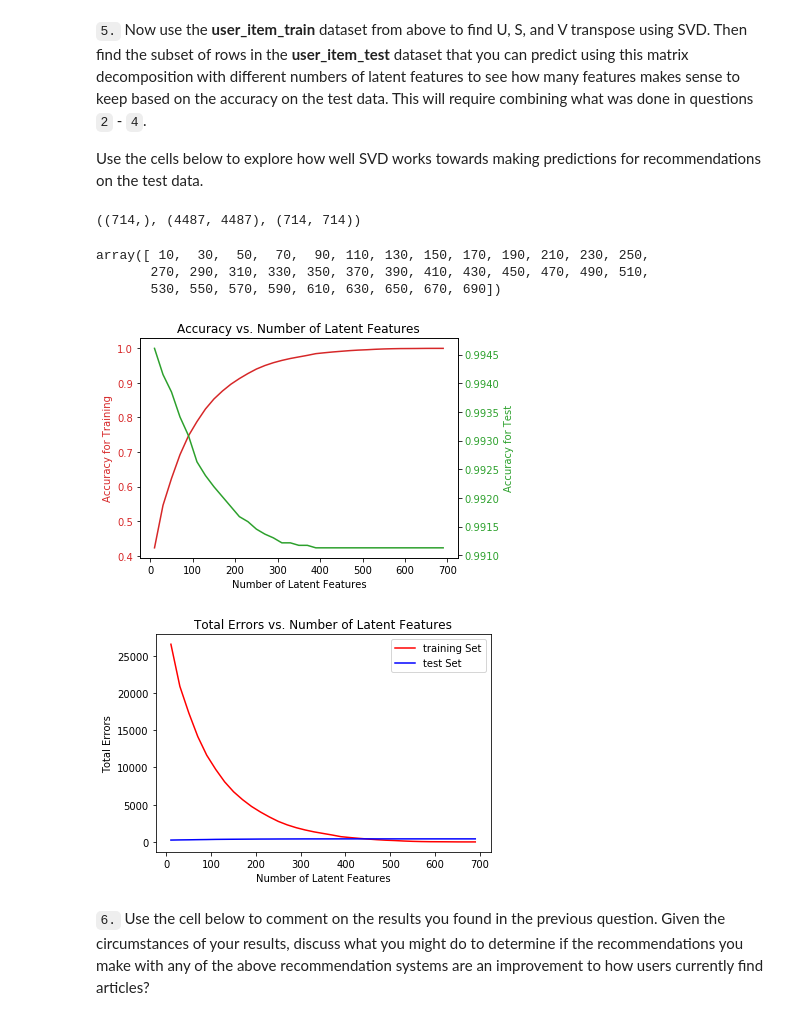
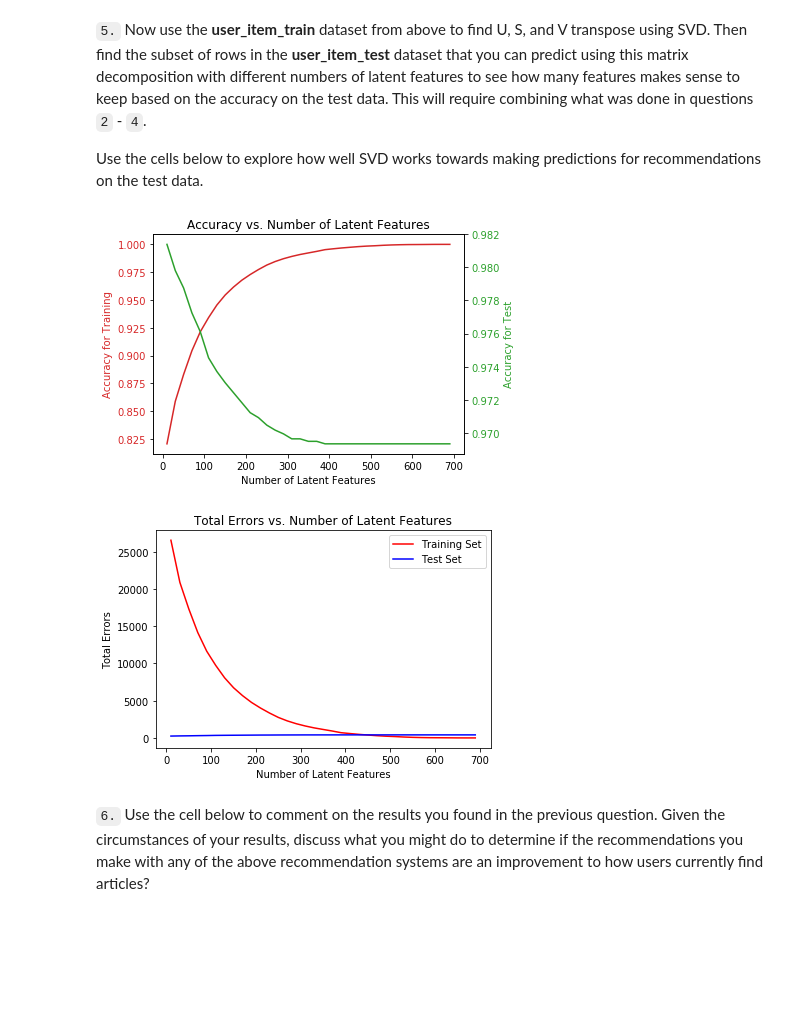
Before and after one commit to Eliah7/udacity_project_3, a Jupyter notebook: Recommendations_with_IBM.ipynb, the cells around one changed output. Cells and saved outputs as stored; diff of their text form; code cells hidden in the pictures; blank space fills up the shorter version.

```diff
--- a/Recommendations_with_IBM.ipynb
+++ b/Recommendations_with_IBM.ipynb
@@ -407,6 +332,8 @@ Your top_20 looks like the solution list! Nice job.
 
 Use the tests to make sure the basic structure of your matrix matches what is expected by the solution.
 # %%
+# create the user-article matrix with 1's and 0's
+
 def create_user_item_matrix(df):
     '''
     INPUT:
@@ -419,7 +346,7 @@ def create_user_item_matrix(df):
     Return a matrix with user ids as rows and article ids on the columns with 1 values where a user interacted with
     an article and a 0 otherwise
     '''
-        # Create an empty DataFrame with user IDs as rows and article IDs as columns
+    # Fill in the function here
     user_item = df.groupby(['user_id', 'article_id']).size().unstack()
 
     # Fill NaN values with 0
@@ -428,8 +355,6 @@ def create_user_item_matrix(df):
     # Convert values to binary (1 for interactions, 0 otherwise)
     user_item = user_item.applymap(lambda x: 1 if x > 0 else 0)
 
-    return user_item
-
     return user_item # return the user_item matrix
 
 user_item = create_user_item_matrix(df)
@@ -923,7 +838,4 @@ u_train, s_train, vt_train = np.linalg.svd(user_item_train) # fit svd similar to
 # %%
 # Use these cells to see how well you can use the training
 # decomposition to predict on test data
-s_train.shape, u_train.shape, vt_train.shape
-# %% [output]
-((714,), (4487, 4487), (714, 714))
 # %%
@@ -988,63 +880,48 @@ for k in num_latent_feats:
-# %%
-num_latent_feats
-# %% [output]
-array([ 10,  30,  50,  70,  90, 110, 130, 150, 170, 190, 210, 230, 250,
-       270, 290, 310, 330, 350, 370, 390, 410, 430, 450, 470, 490, 510,
-       530, 550, 570, 590, 610, 630, 650, 670, 690])
 # %%
 import matplotlib.pyplot as plt
 
-def plot_accuracy_vs_latent_features(num_latent_feats, sum_errs_train, sum_errs_test):
+def visualize_accuracy_and_errors(latent_features_count, train_errors, test_errors):
     """
-    Plots the training and test accuracies against the number of latent features.
+    Visualize the accuracy and errors against the number of latent features.
 
-    Args:
-        num_latent_feats (array-like): Array of numbers representing the latent features.
-        sum_errs_train (array-like): Array of total errors for the training set with different numbers of latent features.
-        sum_errs_test (array-like): Array of total errors for the test set with different numbers of latent features.
+    Parameters:
+        latent_features (array-like): Array of numbers representing the latent features.
+        train_errors (array-like): Array of total errors for the training set with different numbers of latent features.
+        test_errors (array-like): Array of total errors for the test set with different numbers of latent features.
 
     Returns:
         None
     """
-
-    # Plotting the training and test accuracies
-    fig, ax1 = plt.subplots()
-
-    # Plotting accuracy for training set
+    # Plotting the accuracy and errors
+    fig_accuracy, ax_accuracy1 = plt.subplots()
     color = 'tab:red'
-    ax1.set_xlabel('Number of Latent Features')
-    ax1.set_ylabel('Accuracy for Training', color=color)
-    ax1.plot(num_latent_feats, 1 - np.array(sum_errs_train) / df.shape[0], color=color)
-    ax1.tick_params(axis='y', labelcolor=color)
-    ax1.set_title('Accuracy vs. Number of Latent Features')
-
-    # Creating a second y-axis for accuracy of the test set
-    ax2 = ax1.twinx()  # instantiate a second axes that shares the same x-axis
+    ax_accuracy1.set_xlabel('Number of Latent Features')
+    ax_accuracy1.set_ylabel('Accuracy for Training', color=color)
+    ax_accuracy1.plot(latent_features_count, 1 - np.array(train_errors) / sum(train_errors), color=color)
+    ax_accuracy1.tick_params(axis='y', labelcolor=color)
+    ax_accuracy1.set_title('Accuracy vs. Number of Latent Features')
+    ax_accuracy2 = ax_accuracy1.twinx()
     color = 'tab:green'
-    ax2.set_ylabel('Accuracy for Test', color=color)  # we already handled the x-label with ax1
-    ax2.plot(num_latent_feats, 1 - np.array(sum_errs_test) / df.shape[0], color=color)
-    ax2.tick_params(axis='y', labelcolor=color)
-
-    # Adjust layout
-    fig.tight_layout()
-
-    # Display the plot
+    ax_accuracy2.set_ylabel('Accuracy for Test', color=color)
+    ax_accuracy2.plot(latent_features_count, 1 - np.array(test_errors) / sum(test_errors), color=color)
+    ax_accuracy2.tick_params(axis='y', labelcolor=color)
+    fig_accuracy.tight_layout()
     plt.show()
 
-    # Additional visual: Plotting total errors for training and test sets
-    fig2, ax = plt.subplots()
-    ax.plot(num_latent_feats, sum_errs_train, label='training Set', color='red')
-    ax.plot(num_latent_feats, sum_errs_test, label='test Set', color='blue')
-    ax.set_xlabel('Number of Latent Features')
-    ax.set_ylabel('Total Errors')
-    ax.set_title('Total Errors vs. Number of Latent Features')
-    ax.legend()
+    # Plot total errors for both training and testing sets against the number of latent features
+    fig_errors, ax_errors = plt.subplots()
+    ax_errors.plot(latent_features_count, train_errors, label='Training Set', color='red')
+    ax_errors.plot(latent_features_count, test_errors, label='Test Set', color='blue')
+    ax_errors.set_xlabel('Number of Latent Features')
+    ax_errors.set_ylabel('Total Errors')
+    ax_errors.set_title('Total Errors vs. Number of Latent Features')
+    ax_errors.legend()
     plt.show()
 
 # Example usage
-plot_accuracy_vs_latent_features(num_latent_feats, sum_errs_train, sum_errs_test)
+visualize_accuracy_and_errors(num_latent_features, training_errors, testing_errors)
 # %% [output]
-[figure, old version]
+[figure, new version]
 [figure]
 # %% [markdown]
 `6.` Use the cell below to comment on the results you found in the previous question. Given the circumstances of your results, discuss what you might do to determine if the recommendations you make with any of the above recommendation systems are an improvement to how users currently find articles?
```
Also changed, not shown: parts of 36 cells of this notebook, 1 other file.
